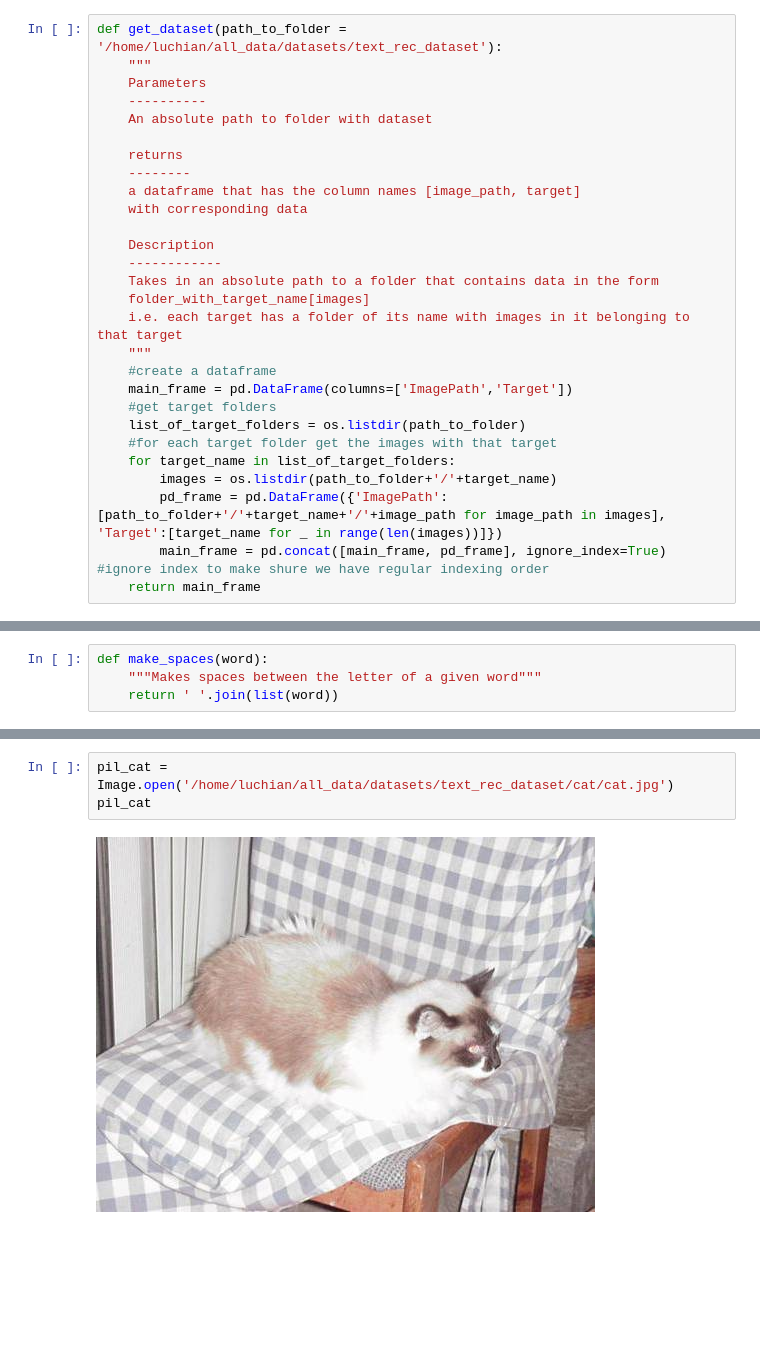
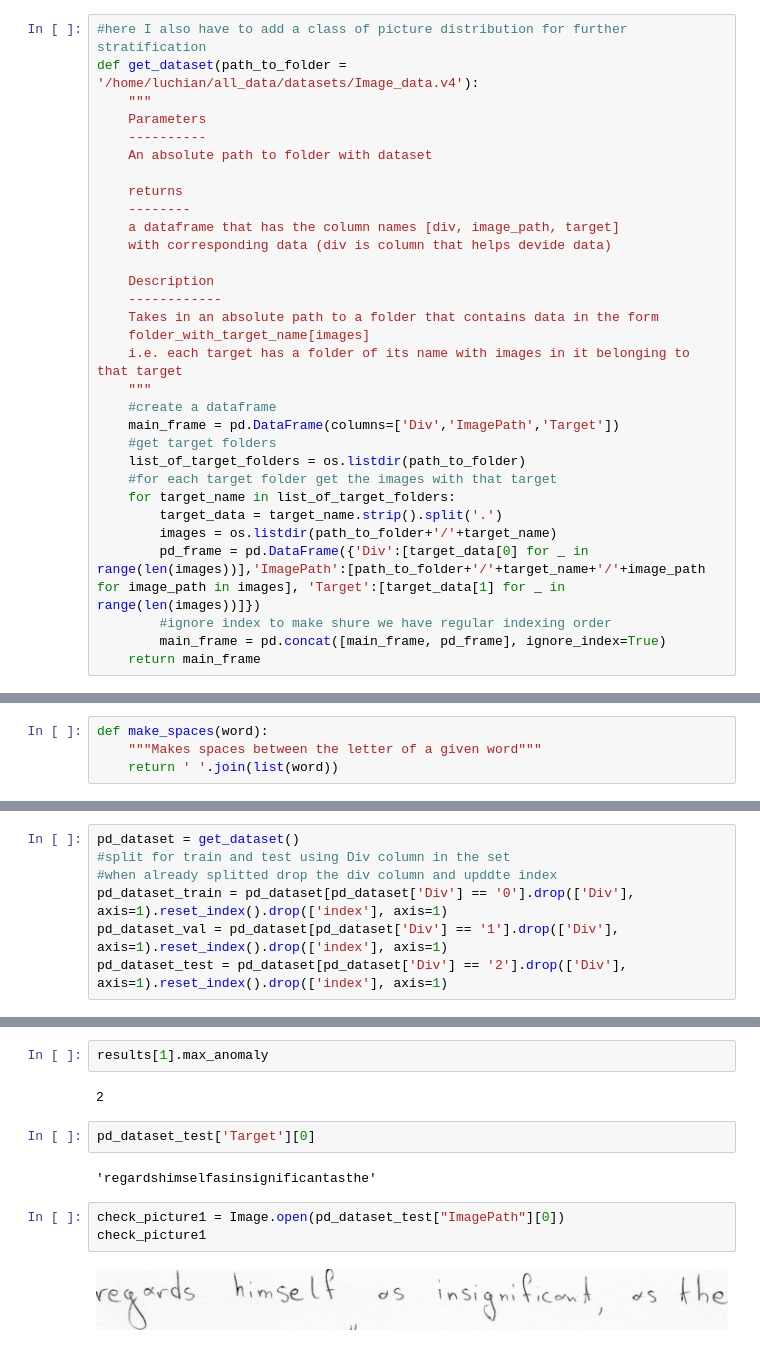
Before and after one commit to LuchianPeledutse/Projects, a Jupyter notebook: TextRecognition/model/Training.ipynb, the cells around one changed output, grey strips where cells are left out. Drawn from its saved outputs; the diff is of its cells as text; blank space fills up the shorter version.

```diff
--- a/TextRecognition/model/Training.ipynb
+++ b/TextRecognition/model/Training.ipynb
@@ -225,5 +235,6 @@ def get_tokenizer_object(words_iterable):
 # %%
-def get_dataset(path_to_folder = '/home/luchian/all_data/datasets/text_rec_dataset'):
+#here I also have to add a class of picture distribution for further stratification
+def get_dataset(path_to_folder = '/home/luchian/all_data/datasets/Image_data.v4'):
     """
     Parameters
     ----------
@@ -231,8 +242,8 @@ def get_dataset(path_to_folder = '/home/luchian/all_data/datasets/text_rec_datas
 
     returns
     --------
-    a dataframe that has the column names [image_path, target]
-    with corresponding data
+    a dataframe that has the column names [div, image_path, target]
+    with corresponding data (div is column that helps devide data)
 
     Description
     ------------
@@ -241,12 +252,14 @@ def get_dataset(path_to_folder = '/home/luchian/all_data/datasets/text_rec_datas
     i.e. each target has a folder of its name with images in it belonging to that target
     """
     #create a dataframe
-    main_frame = pd.DataFrame(columns=['ImagePath','Target'])
+    main_frame = pd.DataFrame(columns=['Div','ImagePath','Target'])
     #get target folders
     list_of_target_folders = os.listdir(path_to_folder)
     #for each target folder get the images with that target
     for target_name in list_of_target_folders:
+        target_data = target_name.strip().split('.')
         images = os.listdir(path_to_folder+'/'+target_name)
-        pd_frame = pd.DataFrame({'ImagePath':[path_to_folder+'/'+target_name+'/'+image_path for image_path in images], 'Target':[target_name for _ in range(len(images))]})
-        main_frame = pd.concat([main_frame, pd_frame], ignore_index=True) #ignore index to make shure we have regular indexing order
+        pd_frame = pd.DataFrame({'Div':[target_data[0] for _ in range(len(images))],'ImagePath':[path_to_folder+'/'+target_name+'/'+image_path for image_path in images], 'Target':[target_data[1] for _ in range(len(images))]})
+        #ignore index to make shure we have regular indexing order
+        main_frame = pd.concat([main_frame, pd_frame], ignore_index=True)
     return main_frame
@@ -397,0 +671,7 @@ def train_model(model,train_loader,epoch,main_optim,scheduler,main_loss,print_ev
+# %%
+pd_dataset = get_dataset()
+#split for train and test using Div column in the set
+#when already splitted drop the div column and upddte index
+pd_dataset_train = pd_dataset[pd_dataset['Div'] == '0'].drop(['Div'], axis=1).reset_index().drop(['index'], axis=1)
+pd_dataset_val = pd_dataset[pd_dataset['Div'] == '1'].drop(['Div'], axis=1).reset_index().drop(['index'], axis=1)
+pd_dataset_test = pd_dataset[pd_dataset['Div'] == '2'].drop(['Div'], axis=1).reset_index().drop(['index'], axis=1)
@@ -443,5 +928,13 @@ model.load_state_dict(torch.load(f='/home/luchian/all_data/ML_models_weights/Tex
+# %%
+results[1].max_anomaly
+# %% [output]
+2
+# %%
+pd_dataset_test['Target'][0]
+# %% [output]
+'regardshimselfasinsignificantasthe'
 # %%
-pil_cat = Image.open('/home/luchian/all_data/datasets/text_rec_dataset/cat/cat.jpg')
-pil_cat
+check_picture1 = Image.open(pd_dataset_test["ImagePath"][0])
+check_picture1
 # %% [output]
-[figure, old version]
+[figure, new version]
```
Also changed, not shown: parts of 63 cells of this notebook, 6 other files.
